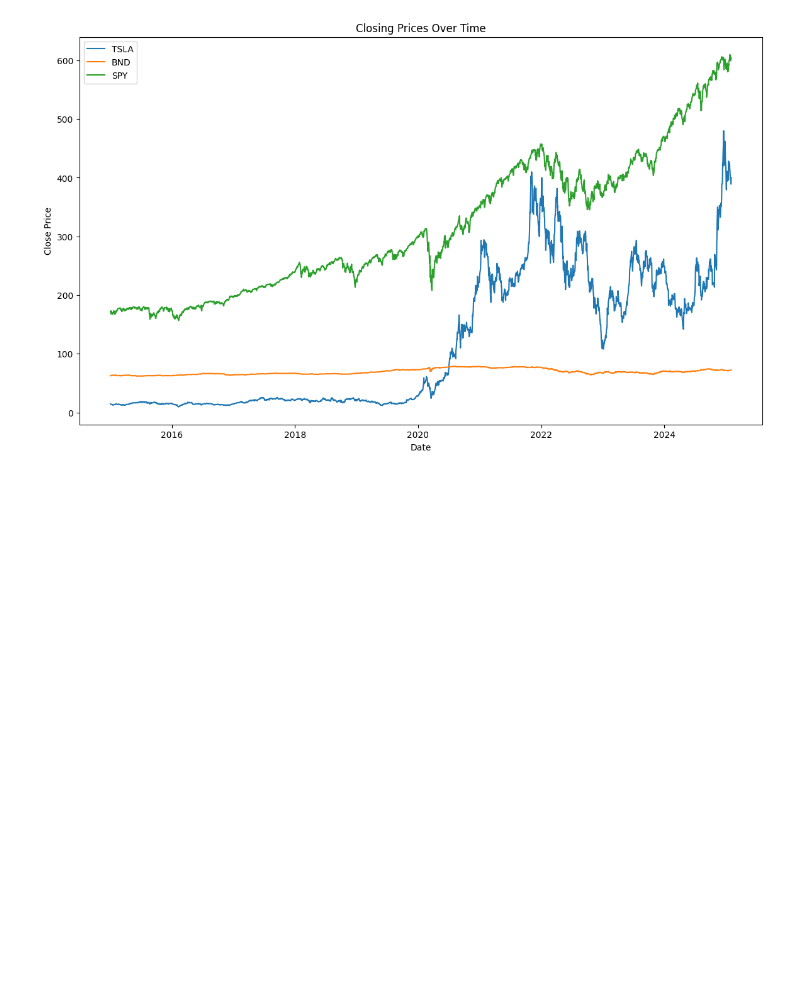
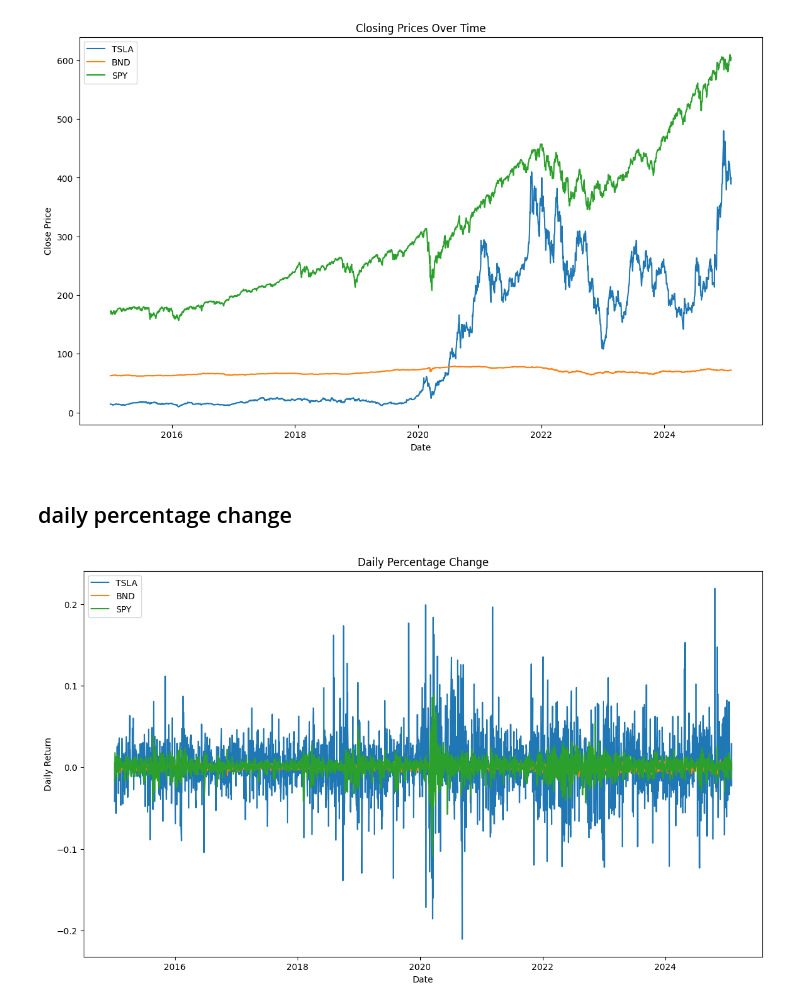
Before and after one commit to surak-alf/portfolio_management_optimization, a Jupyter notebook: notebook/data_exploratory_and_preprocessor.ipynb, the cells around one changed output. Saved outputs shown, nothing was run; the diff lists cells and outputs as text; code cells hidden in the pictures; blank space fills up the shorter version.

```diff
--- a/notebook/data_exploratory_and_preprocessor.ipynb
+++ b/notebook/data_exploratory_and_preprocessor.ipynb
@@ -245,3 +245,23 @@ plt.legend()
 plt.show()
 # %% [output]
 [figure]
+# %% [markdown]
+## daily percentage change
+# %%
+# Calculate daily percentage change
+tsla_data['Daily Return'] = tsla_data['Close'].pct_change()
+bnd_data['Daily Return'] = bnd_data['Close'].pct_change()
+spy_data['Daily Return'] = spy_data['Close'].pct_change()
+
+# Plot daily returns
+plt.figure(figsize=(14, 8))
+plt.plot(tsla_data['Date'], tsla_data['Daily Return'], label='TSLA')
+plt.plot(bnd_data['Date'], bnd_data['Daily Return'], label='BND')
+plt.plot(spy_data['Date'], spy_data['Daily Return'], label='SPY')
+plt.title("Daily Percentage Change")
+plt.xlabel("Date")
+plt.ylabel("Daily Return")
+plt.legend()
+plt.show()
+# %% [output]
+[figure, added]
```
Also changed, not shown: parts of 7 cells of this notebook.
